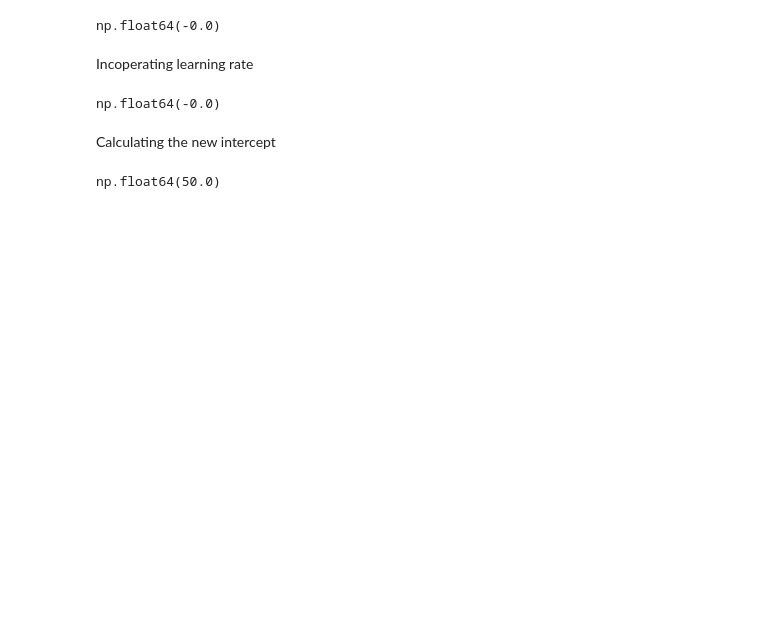
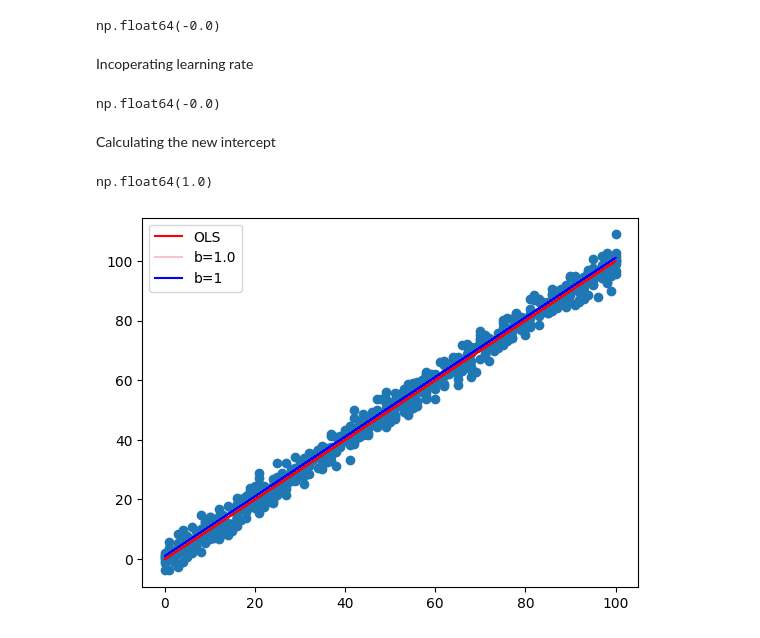
Before and after one commit to Ritusikarwar/ML_Practice, a Jupyter notebook: gradient_descent.ipynb, the cells around one changed output. Saved outputs shown, nothing was run; the diff lists cells and outputs as text; code cells hidden in the pictures; blank space fills up the shorter version.

```diff
--- a/gradient_descent.ipynb
+++ b/gradient_descent.ipynb
@@ -67,6 +67,6 @@ plt.show()
 # %%
 m=1.00065638
-b=50
+b=1
 loss_slope=-2*np.sum(y-m*x-b)
 loss_slope
 # %% [output]
@@ -85,4 +85,15 @@ Calculating the new intercept
 b=b-step_size
 b
 # %% [output]
-np.float64(50.0)
+np.float64(1.0)
+# %%
+y_pred2=(1.00065638*x)+b
+# %%
+plt.scatter(x,y)
+plt.plot(x,lr.predict(x),color='red',label='OLS')
+plt.plot(x,y_pred2,color='pink',label='b={}'.format(b))
+plt.plot(x,y_pred2,color='blue',label='b=1')
+plt.legend()
+plt.show()
+# %% [output]
+[figure, added]
```
Also changed, not shown: parts of 2 cells of this notebook.
